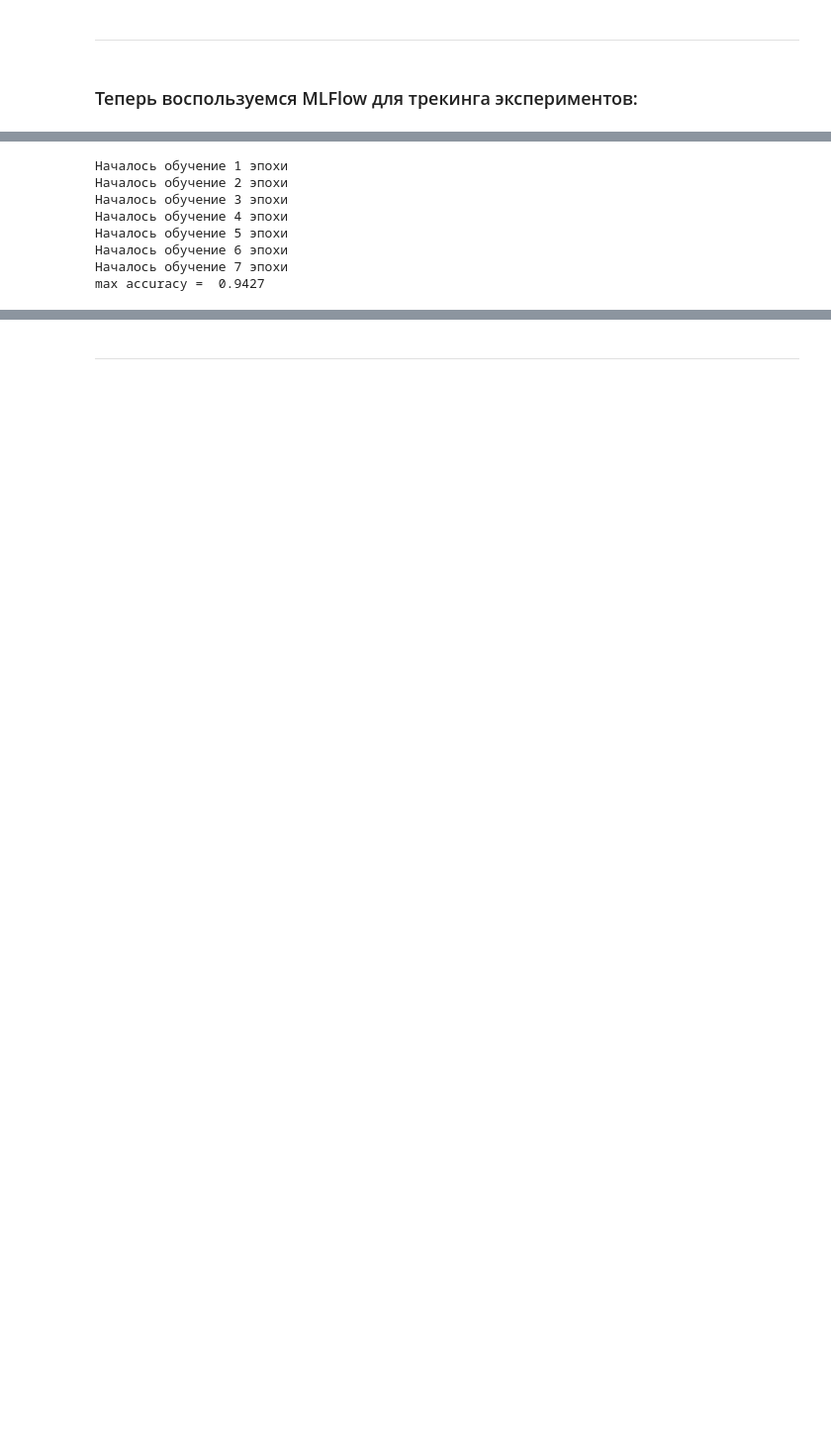
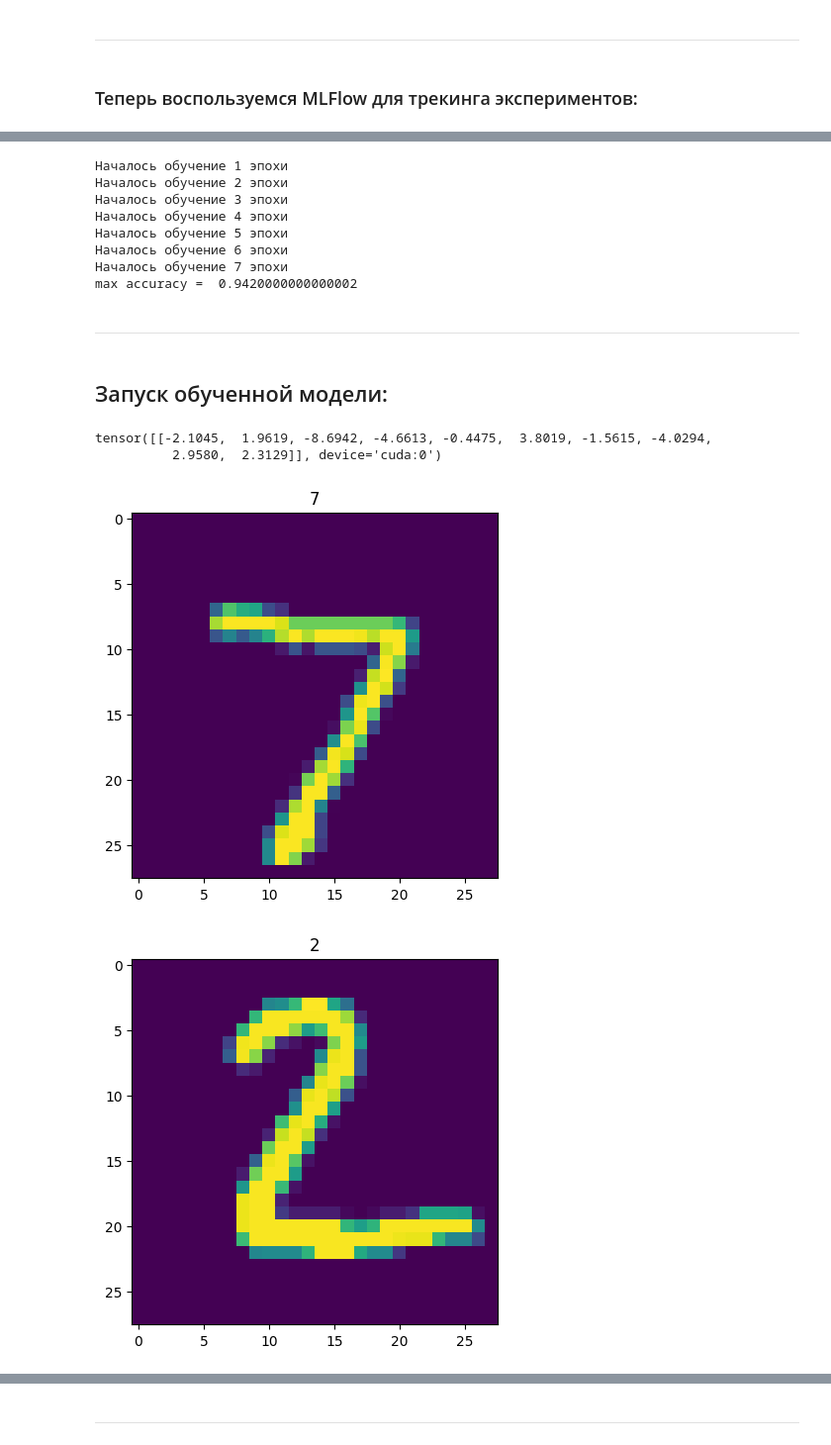
Before and after one commit to Koldim2001/MLflow_tracking, a Jupyter notebook: test_mlflow_pytorch.ipynb, the cells around one changed output, grey strips where cells are left out. Shown at 99% size. Saved outputs shown, nothing was run; the diff lists cells and outputs as text; code cells hidden in the pictures; blank space fills up the shorter version.

```diff
--- a/test_mlflow_pytorch.ipynb
+++ b/test_mlflow_pytorch.ipynb
@@ -75,6 +76,7 @@ class FCNetwork(nn.Module):
         self.dropout = nn.Dropout(p = prob)
 
     def forward(self,x):
+        x = x.view(-1,28*28)
         y = self.fc1(self.dropout(x))
         y = self.fc1_act(y)
         y = self.fc2(y)
@@ -190,7 +196,6 @@ with mlflow.start_run(run_name='FCNetwork_1') as run:
             imgs = data[0].to(device) # [100,1,28,28] -> [B,H,W]
             labels = data[1].to(device)
 
-            imgs = imgs.view(-1,28*28) # [100,28,28] -> [100,784]
             y_pred = model(imgs) # [100,10]
             loss = loss_func(y_pred,labels)
 
@@ -208,7 +213,6 @@ with mlflow.start_run(run_name='FCNetwork_1') as run:
         for itr,data in enumerate(test_loader):
             imgs = data[0].to(device)
             labels = data[1].to(device)
-            imgs = imgs.view(-1,28*28)
             y_pred = model(imgs)
             accuracies.append(accuracy(y_pred,labels))
         mlflow.log_metric("test_acc", np.mean(np.array(accuracies)), step=epoch)
@@ -227,4 +231,51 @@ mlflow.end_run()
 Началось обучение 5 эпохи
 Началось обучение 6 эпохи
 Началось обучение 7 эпохи
-max accuracy =  0.9427
+max accuracy =  0.9420000000000002
+# %% [markdown]
+---
+# %% [markdown]
+## Запуск обученной модели:
+# %%
+def load_model(model_uri):
+    """Загрузка модели из MLflow."""
+    model = mlflow.pytorch.load_model(model_uri)
+    model.eval()  # Переводим модель в режим оценки
+    return model
+
+def predict(model, input_data):
+    """Выполнение инференса."""
+    with torch.no_grad():
+        output = model(input_data)
+    return output
+# %%
+model_uri = "runs:/82aa37aa11034805ab40a4f7eb9bfe56/model"  # Замените <run_id> на реальный идентификатор запуска
+loaded_model = load_model(model_uri).to(device)
+
+# Пример входных данных
+input_data = torch.randn(1, 1, 28, 28).to(device)
+
+# Выполнение инференса
+output = predict(loaded_model, input_data)
+print(output)
+# %% [output]
+tensor([[-2.1045,  1.9619, -8.6942, -4.6613, -0.4475,  3.8019, -1.5615, -4.0294,
+          2.9580,  2.3129]], device='cuda:0')
+# %%
+model.eval()
+with torch.no_grad():
+    for itr,data in enumerate(test_loader):
+        if itr == 0:
+            imgs = data[0].to(device)   #b,c,w,h
+            labels = data[1].to(device)
+            y_pred = predict(loaded_model, imgs)
+            y_pred = torch.argmax(y_pred, dim=1)
+            for i in range(3):
+                im = np.transpose((imgs[i].cpu().numpy()), (1, 2, 0))
+                plt.figure()
+                plt.imshow(im)  #w,h,c
+                plt.title(y_pred[i].cpu().numpy())
+                plt.show()
+# %% [output]
+[figure, added]
+[figure, added]
```
Also changed, not shown: parts of 19 cells of this notebook, 3 other files.
